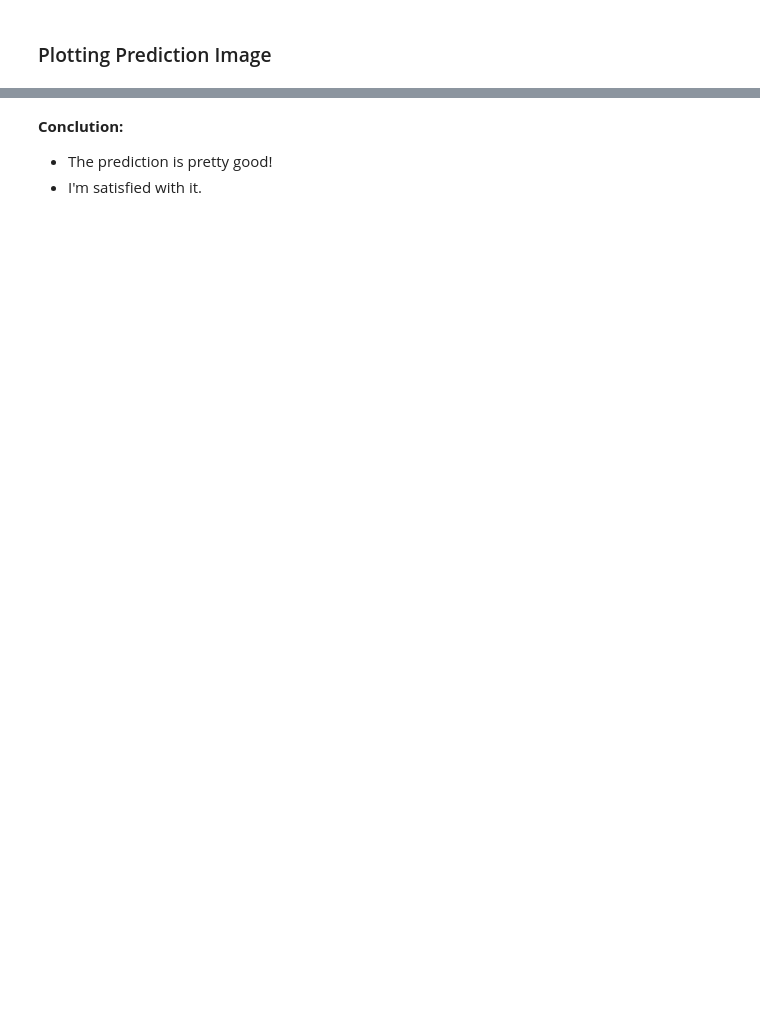
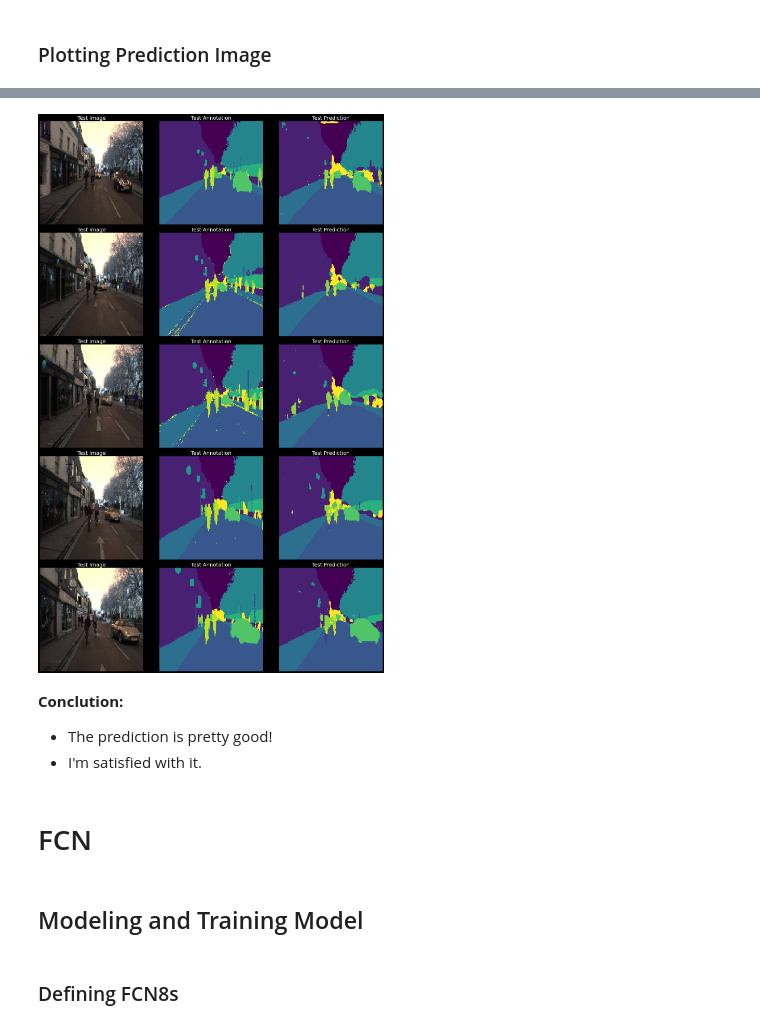
Before and after one commit to edutjie/Computer-Vision-Indonesia.AI, a Jupyter notebook: 8. Final Project/segmentation_self_driving_car.ipynb, the cells around one changed output, grey strips where cells are left out. Saved outputs shown, nothing was run; the diff lists cells and outputs as text; code cells hidden in the pictures; blank space fills up the shorter version.

```diff
--- a/8. Final Project/segmentation_self_driving_car.ipynb
+++ b/8. Final Project/segmentation_self_driving_car.ipynb
@@ -596,4 +610,14 @@ plt.show()
+# %%
+plot_prediction(y_pred)
+# %% [output]
+[figure, added]
 # %% [markdown]
 **Conclution:**
 - The prediction is pretty good!
 - I'm satisfied with it.
+# %% [markdown]
+# FCN
+# %% [markdown]
+## Modeling and Training Model
+# %% [markdown]
+### Defining FCN8s
```
Also changed, not shown: parts of 30 cells of this notebook.
